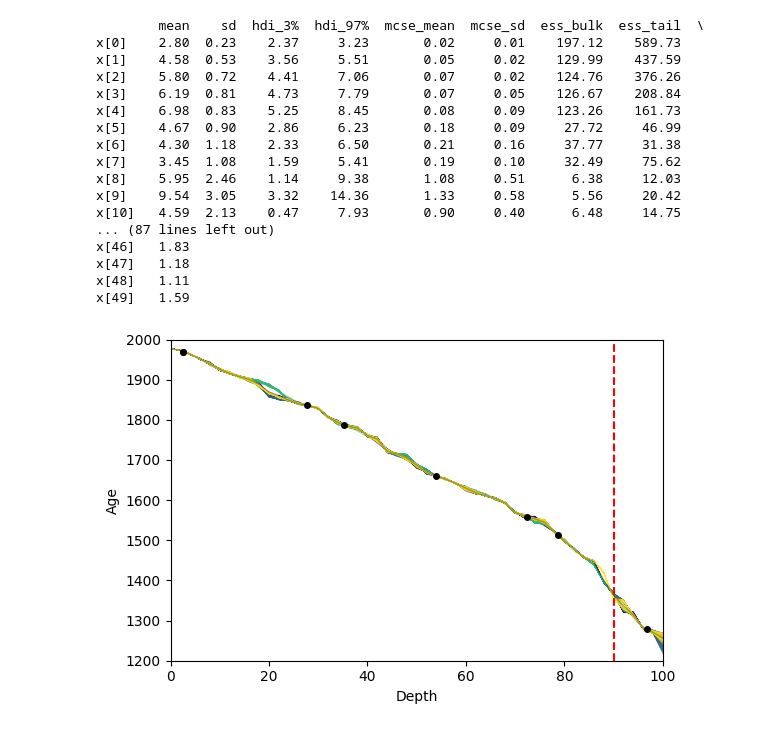
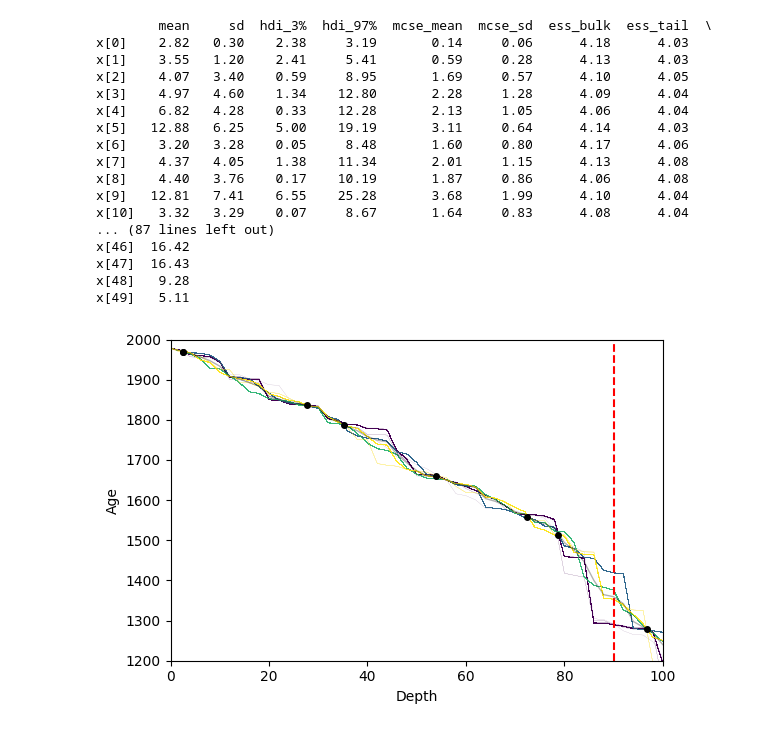
Before and after one commit to hannakjellson/Sampling-for-age-depth-modelling, a Jupyter notebook: python/src/age_depth_models/age_depth_model_unified_cap/plot.ipynb, the cells around one changed output. Drawn from its saved outputs; the diff is of its cells as text; code cells hidden in the pictures.

```diff
--- a/python/src/age_depth_models/age_depth_model_unified_cap/plot.ipynb
+++ b/python/src/age_depth_models/age_depth_model_unified_cap/plot.ipynb
@@ -11,7 +11,7 @@ colors = plt.cm.viridis(np.linspace(0, 1, config["nch"]))
 samples = np.load(f"../../../../output/age_depth_unified_cap/samples_{config_str}.npy")
 energy_values = np.load(f"../../../../output/age_depth_unified_cap/energy_{config_str}.npy")
 bias_values = np.load(f"../../../../output/age_depth_unified_cap/bias_{config_str}.npy")
-# resampled_samples = np.load(f"../../../../output/age_depth_unified_cap/resamp_{config_str}.npy")
+resampled_samples = np.load(f"../../../../output/age_depth_unified_cap/resamp_{config_str}.npy")
 # %%
 # print(np.shape(resampled_samples))
 print(np.shape(samples))
@@ -90,7 +90,7 @@ plt.show()
 # %%
-# samples = samples[:,::100,:]
+resampled_samples = resampled_samples[:,::1000,:]
 # %%
-CV_values = data["theta"] - config["dc"] * np.sum(samples[:, :, :config["pidx"]], axis = 2)
+CV_values = data["theta"] - config["dc"] * np.sum(resampled_samples[:, :, :config["pidx"]], axis = 2)
 fig, ax = plt.subplots(figsize=(6, 4))
 for i in range(config["nch"]):
     ax.hist(CV_values[i, :], bins = 100, color = colors[i], label = f"chain {i}", alpha = 0.5, density = True)
@@ -106,7 +106,7 @@ for i in range(len(data["d18O_depths"])):
 plt.figure()
 plt.plot(data["d18O_reference_times"], data["d18O_reference"])
 for i in range(config["nch"]):
-    variables = samples[i,:,:]
+    variables = resampled_samples[i,:,:]
     for j in range(len(variables)):
         d18O_ages = expected_ages(config["N"], config["dc"], config["cs"], data["theta"], len(data["d18O_depths"]), data["d18O_depths"], variables[j,:], indices)
         plt.plot(d18O_ages, data["d18O"], '*', color = colors[i])
@@ -118,61 +116,61 @@ plt.show()
 # %%
 # Print R_hat and N_eff using arviz
-idata = az.convert_to_inference_data(samples)
+idata = az.convert_to_inference_data(resampled_samples)
 summary = az.summary(idata, round_to=2)
 print(summary)
 # %% [output]
-        mean    sd  hdi_3%  hdi_97%  mcse_mean  mcse_sd  ess_bulk  ess_tail  \
-x[0]    2.80  0.23    2.37     3.23       0.02     0.01    197.12    589.73
-x[1]    4.58  0.53    3.56     5.51       0.05     0.02    129.99    437.59
-x[2]    5.80  0.72    4.41     7.06       0.07     0.02    124.76    376.26
-x[3]    6.19  0.81    4.73     7.79       0.07     0.05    126.67    208.84
-x[4]    6.98  0.83    5.25     8.45       0.08     0.09    123.26    161.73
-x[5]    4.67  0.90    2.86     6.23       0.18     0.09     27.72     46.99
-x[6]    4.30  1.18    2.33     6.50       0.21     0.16     37.77     31.38
-x[7]    3.45  1.08    1.59     5.41       0.19     0.10     32.49     75.62
-x[8]    5.95  2.46    1.14     9.38       1.08     0.51      6.38     12.03
-x[9]    9.54  3.05    3.32    14.36       1.33     0.58      5.56     20.42
-x[10]   4.59  2.13    0.47     7.93       0.90     0.40      6.48     14.75
+        mean     sd  hdi_3%  hdi_97%  mcse_mean  mcse_sd  ess_bulk  ess_tail  \
+x[0]    2.82   0.30    2.38     3.19       0.14     0.06      4.18      4.03
+x[1]    3.55   1.20    2.41     5.41       0.59     0.28      4.13      4.03
+x[2]    4.07   3.40    0.59     8.95       1.69     0.57      4.10      4.05
+x[3]    4.97   4.60    1.34    12.80       2.28     1.28      4.09      4.04
+x[4]    6.82   4.28    0.33    12.28       2.13     1.05      4.06      4.04
+x[5]   12.88   6.25    5.00    19.19       3.11     0.64      4.14      4.03
+x[6]    3.20   3.28    0.05     8.48       1.60     0.80      4.17      4.06
+x[7]    4.37   4.05    1.38    11.34       2.01     1.15      4.13      4.08
+x[8]    4.40   3.76    0.17    10.19       1.87     0.86      4.06      4.08
+x[9]   12.81   7.41    6.55    25.28       3.68     1.99      4.10      4.04
+x[10]   3.32   3.29    0.07     8.67       1.64     0.83      4.08      4.04
 ... (87 lines left out)
-x[46]   1.83
-x[47]   1.18
-x[48]   1.11
-x[49]   1.59
+x[46]  16.42
+x[47]  16.43
+x[48]   9.28
+x[49]   5.11
 # %%
-cumulative_sums = np.cumsum(samples[:, :,:], axis=2) * config["dc"]
-zeros = np.zeros((*samples[:,:,:].shape[:2], 1))
+cumulative_sums = np.cumsum(resampled_samples[:, :,:], axis=2) * config["dc"]
+zeros = np.zeros((*resampled_samples[:,:,:].shape[:2], 1))
 age_offsets = np.concatenate((zeros, cumulative_sums), axis=2)
 
 model_ages = data["theta"] - age_offsets
 
 mean_model_age = model_ages.mean(axis=(0, 1))
 
 # Age depth trace plot
 fig, ax = plt.subplots(figsize=(6, 4))
-num_samples = len(samples[0,:,0])
+num_samples = len(resampled_samples[0,:,0])
 for i in range(config["nch"]):
     for j in range(num_samples):
         ax.plot(
             config["cs"],
             model_ages[i, j, :],
             color=colors[i],
             alpha=0.3,
             linewidth=0.1,
         )
 for i, c in enumerate(config["cs"]):
     if i != config["pidx"]:
         pass
         # ax.axvline(x=c, color='k', linestyle='--')
     else:
         ax.axvline(x=c, color='r', linestyle='--')
 
 ax.set_xlim(0, np.max(config["cs"]))
 ax.set_ylim(1200, 2000)
 plt.plot(config["cs"], mean_model_age, color="black", alpha=0.3, linewidth=1)
 plt.plot(data["c14_depths"], np.squeeze(data["c14_ages"]), "ko", markersize=4)
 plt.xlabel("Depth")
 plt.ylabel("Age")
 plt.tight_layout()
 plt.show()
 # %% [output]
-[figure, old version]
+[figure, new version]
```
Also changed, not shown: parts of 6 cells of this notebook, 4 other files.
